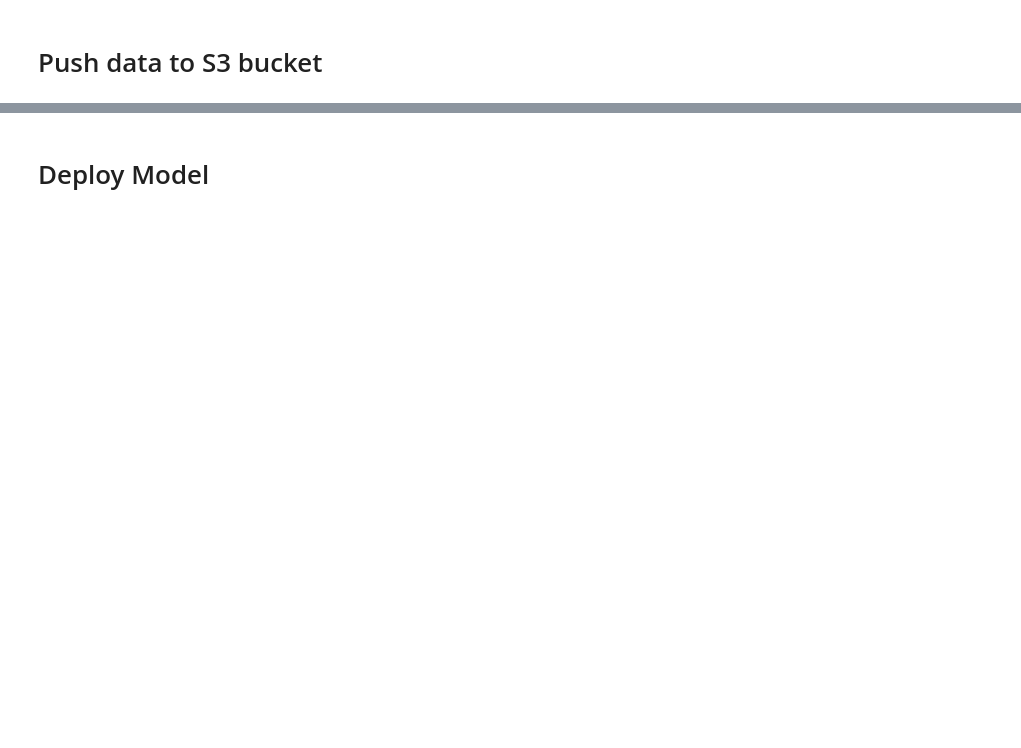
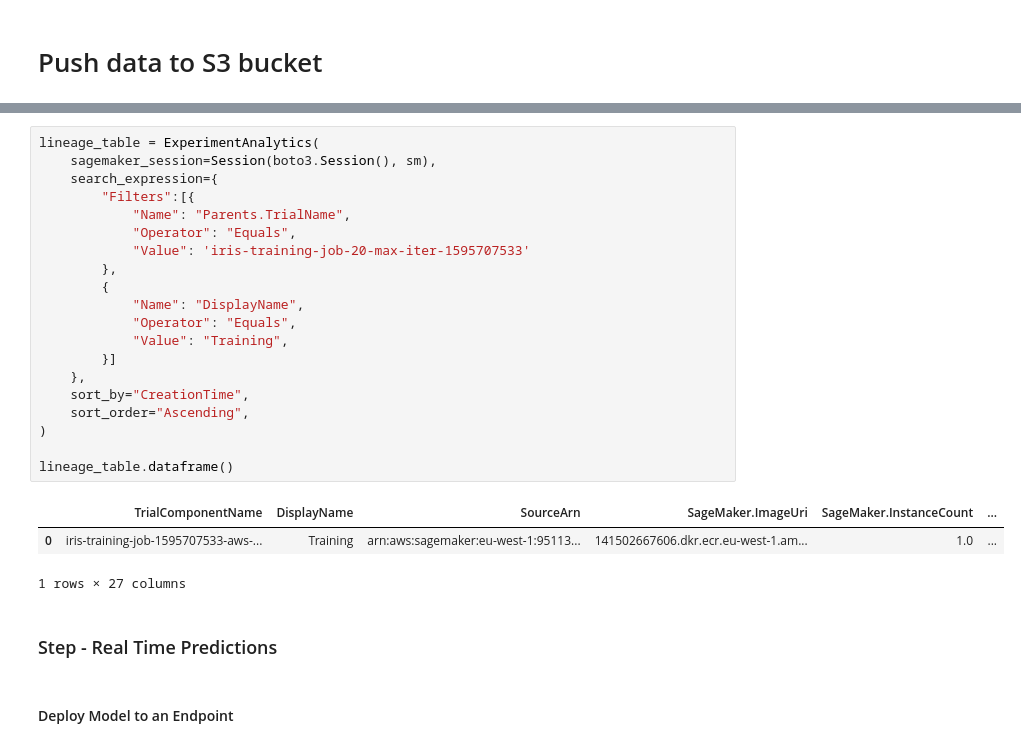
Before and after one commit to rsjain1978/aws_sagemaker, a Jupyter notebook: scikit-learn/classification/iris_parameterized/execute.ipynb, the cells around one changed output, grey strips where cells are left out. Drawn from its saved outputs; the diff is of its cells as text; blank space fills up the shorter version.

```diff
--- a/scikit-learn/classification/iris_parameterized/execute.ipynb
+++ b/scikit-learn/classification/iris_parameterized/execute.ipynb
@@ -56,5 +198,31 @@ Billable seconds: 64
+# %%
+lineage_table = ExperimentAnalytics(
+    sagemaker_session=Session(boto3.Session(), sm),
+    search_expression={
+        "Filters":[{
+            "Name": "Parents.TrialName",
+            "Operator": "Equals",
+            "Value": 'iris-training-job-20-max-iter-1595707533'
+        },
+        {
+            "Name": "DisplayName",
+            "Operator": "Equals",
+            "Value": "Training",
+        }]
+    },
+    sort_by="CreationTime",
+    sort_order="Ascending",
+)
+
+lineage_table.dataframe()
+# %% [output]
+|  | TrialComponentName | DisplayName | SourceArn | SageMaker.ImageUri | SageMaker.InstanceCount | ... |
+| 0 | iris-training-job-1595707533-aws-... | Training | arn:aws:sagemaker:eu-west-1:95113... | 141502667606.dkr.ecr.eu-west-1.am... | 1.0 | ... |
+1 rows × 27 columns
+# %% [markdown]
+### Step - Real Time Predictions
 # %% [markdown]
-# Deploy Model
+#### Deploy Model to an Endpoint
 # %%
 predictor = executor.deploy(initial_instance_count=1, instance_type='ml.m4.xlarge')
 print('\nModel Deployed!')
```
Also changed, not shown: parts of 22 cells of this notebook, 3 other files.
